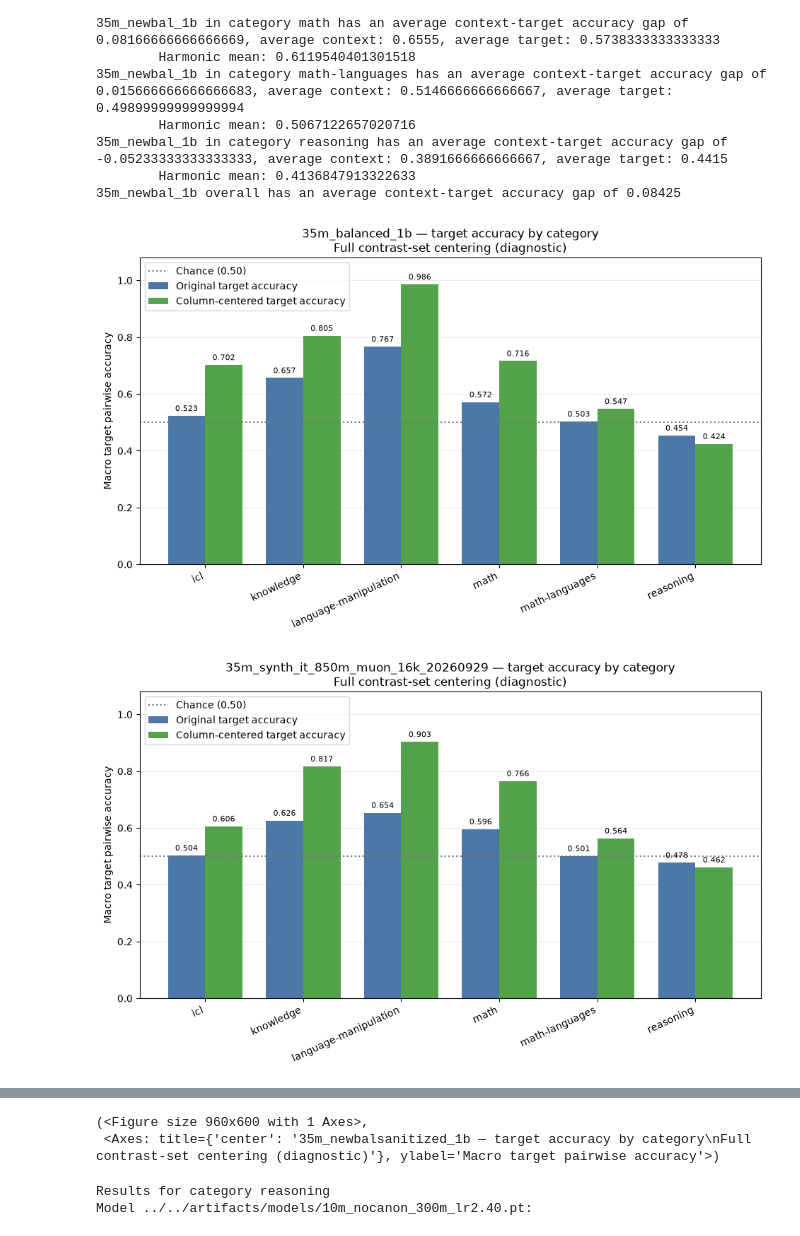
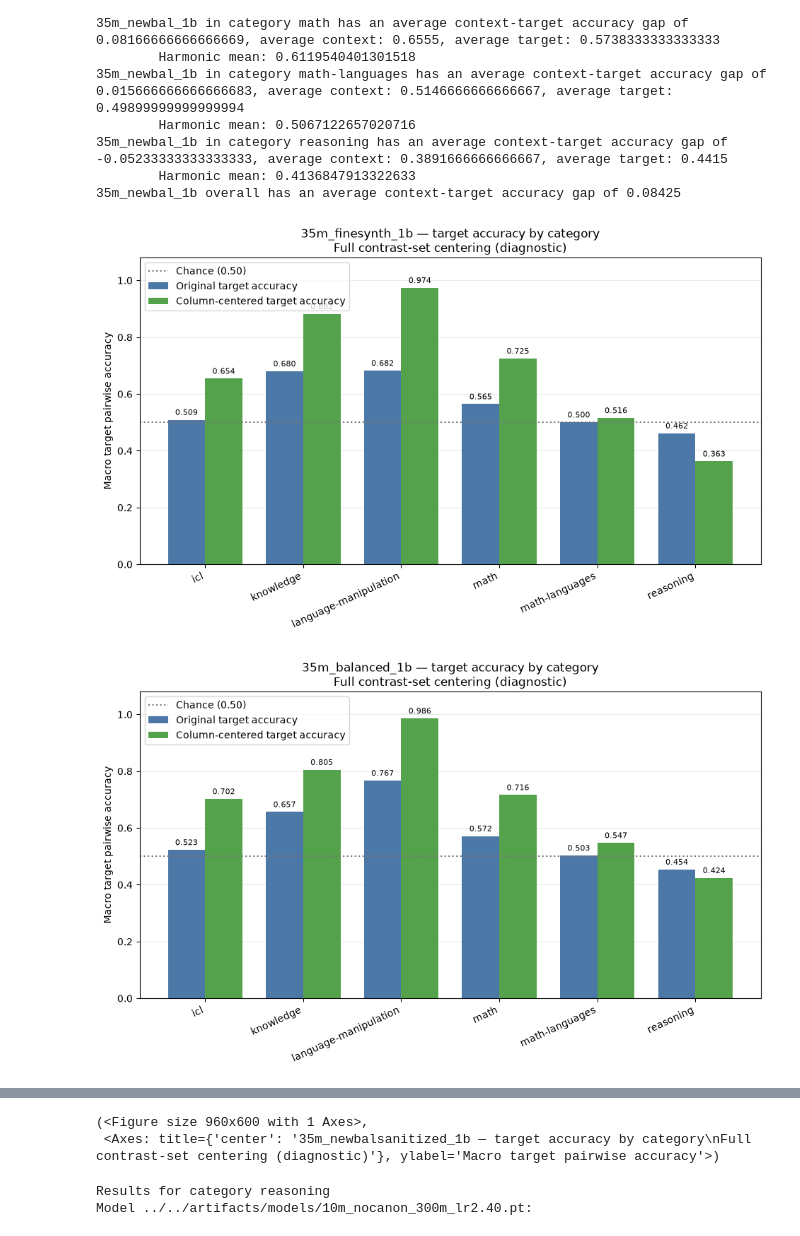
Before and after one commit to SamueleTondelli/pavullmo, a Jupyter notebook: src/evaluation/evaluate_pretrain.ipynb, the cells around one changed output, grey strips where cells are left out. Drawn from its saved outputs; the diff is of its cells as text; code cells hidden in the pictures.

Commit message:
testing new models

```diff
--- a/src/evaluation/evaluate_pretrain.ipynb
+++ b/src/evaluation/evaluate_pretrain.ipynb
@@ -5,7 +5,7 @@ This notebook evaluates every generated benchmark in one category. The model is
 
 The category score is the unweighted mean of the primary scores of its benchmarks, so every benchmark has equal weight regardless of its number or size of contrast sets.
 # %%
-MODEL_CHECKPOINT = "../../artifacts/models/35m_newbalsanitized_1b.pt"
+MODEL_CHECKPOINT = "../../artifacts/models/35m_finesynth_1b.pt"
 TOKENIZER = "../../artifacts/tokenizers/production_16k/tokenizer.model"
 
 BATCH_SIZE = 32
@@ -764,9 +764,10 @@ def plot_centered_tgt_scores(model_name: str):
     plt.show()
     return fig, ax
 # %%
+plot_centered_tgt_scores("35m_finesynth_1b")
 plot_centered_tgt_scores("35m_balanced_1b")
 plot_centered_tgt_scores("35m_synth_it_850m_muon_16k_20260929")
 plot_centered_tgt_scores("35m_newbalsanitized_1b")
 # %% [output]
-[figure, old version]
+[figure, new version]
-[figure, old version]
+[figure, new version]
```
Also changed, not shown: parts of 5 cells of this notebook.
